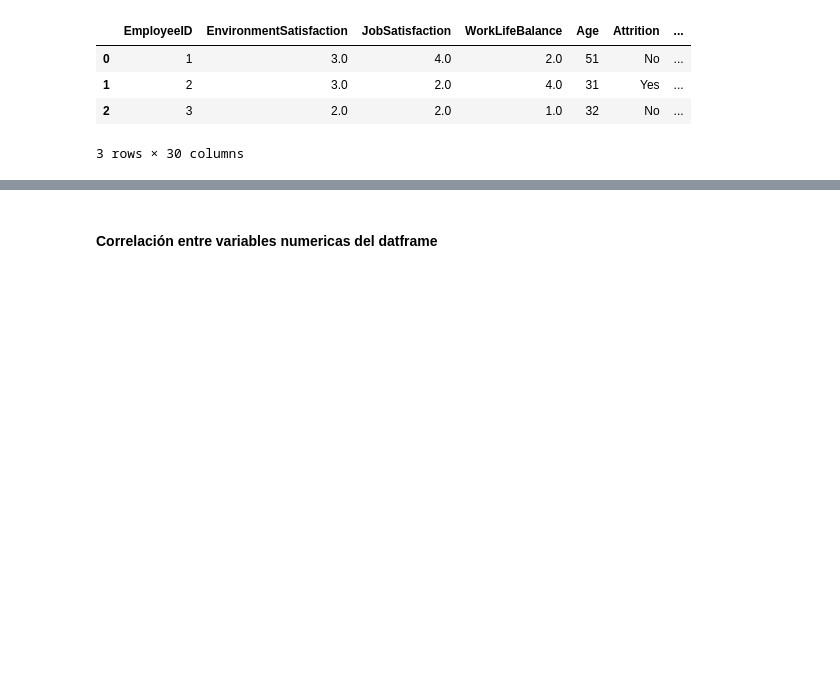
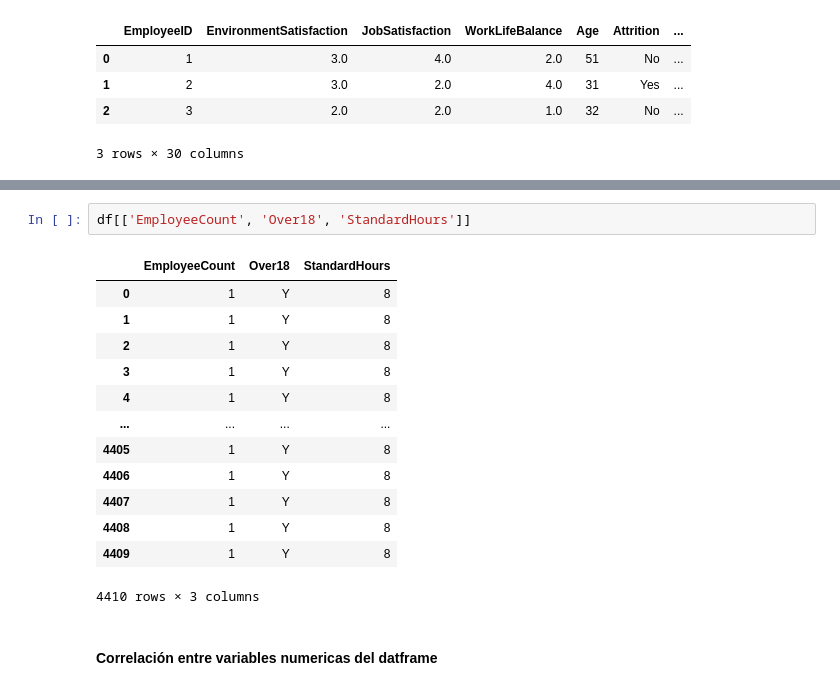
Before and after one commit to Nat280200/PROYECTO_ANALITICA_II, a Jupyter notebook: Entrega_uno.ipynb, the cells around one changed output, grey strips where cells are left out. Drawn from its saved outputs; the diff is of its cells as text; blank space fills up the shorter version.

Commit message:
columnas_con_valor_único

```diff
--- a/Entrega_uno.ipynb
+++ b/Entrega_uno.ipynb
@@ -165,3 +177,19 @@ memory usage: 1.0+ MB
+# %%
+df[['EmployeeCount', 'Over18', 'StandardHours']]
+# %% [output]
+|  | EmployeeCount | Over18 | StandardHours |
+| 0 | 1 | Y | 8 |
+| 1 | 1 | Y | 8 |
+| 2 | 1 | Y | 8 |
+| 3 | 1 | Y | 8 |
+| 4 | 1 | Y | 8 |
+| ... | ... | ... | ... |
+| 4405 | 1 | Y | 8 |
+| 4406 | 1 | Y | 8 |
+| 4407 | 1 | Y | 8 |
+| 4408 | 1 | Y | 8 |
+| 4409 | 1 | Y | 8 |
+4410 rows × 3 columns
 # %% [markdown]
 #### Correlación entre variables numericas del datframe
 # %%
```
Also changed, not shown: parts of 2 cells of this notebook.
